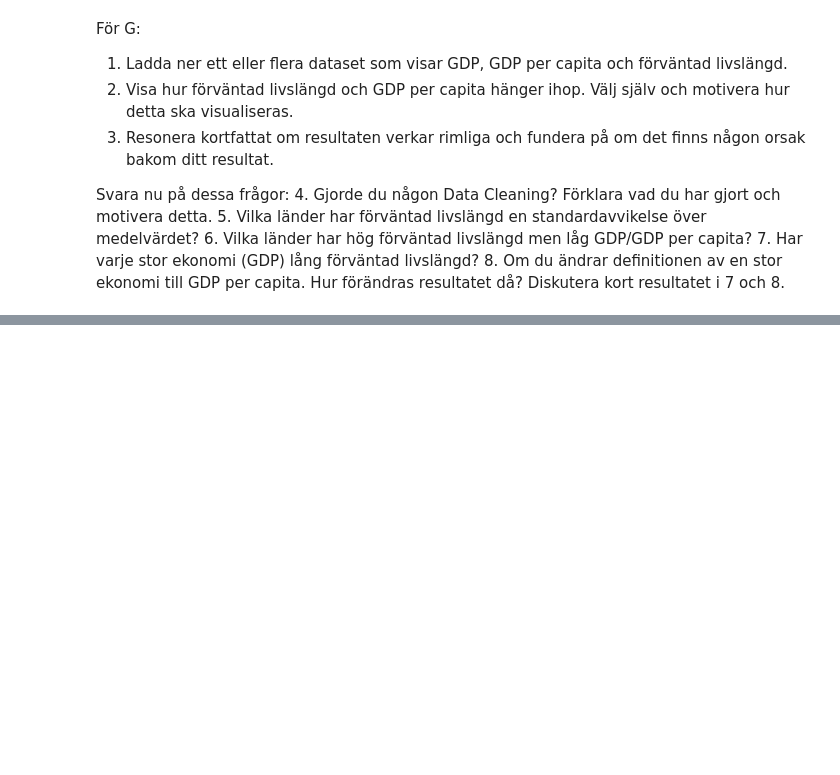
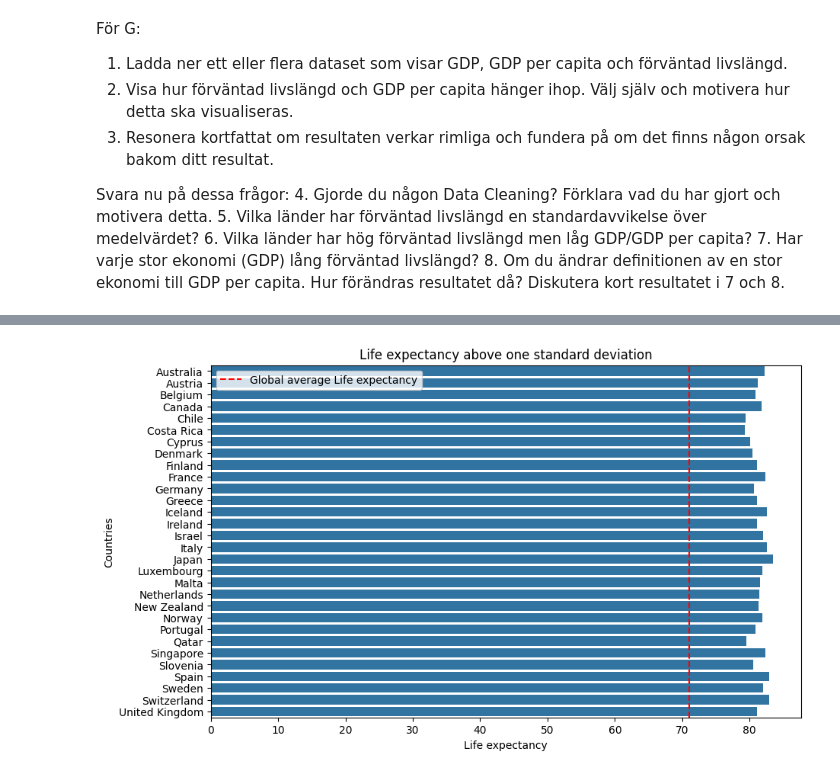
Before and after one commit to microgram17/pandasuppg, a Jupyter notebook: gdp_life_expectancy.ipynb, the cells around one changed output, grey strips where cells are left out. Drawn from its saved outputs; the diff is of its cells as text; code cells hidden in the pictures; blank space fills up the shorter version.

Commit message:
plot for nr5, and a dataframe
life expectancy df with avg values over all 4 years

```diff
--- a/gdp_life_expectancy.ipynb
+++ b/gdp_life_expectancy.ipynb
@@ -26,0 +22,15 @@ please provide us feedback at https://github.com/pandas-dev/pandas/issues/54466
+# %%
+df_gdp = gdp_data.drop(gdp_data.loc[:, '1960' : '2011'].columns, axis=1)
+df_gdp = df_gdp.drop(df_gdp.loc[:, '2016' : 'Unnamed: 65'].columns, axis=1)
+df_gdp = df_gdp.dropna(axis=0, thresh=6)
+
+df_capita = gdp_per_capita_data.drop(gdp_per_capita_data.loc[:, '1960' : '2011'].columns, axis=1)
+df_capita = df_capita.drop(df_capita.loc[:, '2016' : 'Unnamed: 65'].columns, axis=1)
+df_capita = df_capita.dropna(axis=0, thresh=6)
+
+df_life = life_expectancy_data.drop(life_expectancy_data[life_expectancy_data.Year < 2012].index)
+df_life = df_life.loc[:, ['Country','Year','Life_expectancy']]
+
+# df1 = df_capita[df_capita.isna().any(axis=1)]
+# df1.head(100)
+df_life
@@ -26,0 +51,18 @@ please provide us feedback at https://github.com/pandas-dev/pandas/issues/54466
+# %%
+df_life_grouped = df_life.groupby('Country')['Life_expectancy'].mean().reset_index()
+
+mean_life_expectancy = df_life_grouped['Life_expectancy'].mean()
+std_dev_life_expectancy = df_life_grouped['Life_expectancy'].std()
+above_std_dev_countries = df_life_grouped[df_life_grouped['Life_expectancy'] > (mean_life_expectancy + std_dev_life_expectancy)]
+
+
+plt.figure(figsize=(10, 6))
+plt.title("Life expectancy above one standard deviation")
+sns.barplot(x='Life_expectancy', y='Country', data=above_std_dev_countries)
+plt.axvline(x=mean_life_expectancy, color='red', linestyle='--', label='Global average Life expectancy')
+plt.ylabel("Countries")
+plt.xlabel("Life expectancy")
+plt.legend()
+plt.show()
+# %% [output]
+[figure, added]
```
Also changed, not shown: parts of 2 cells of this notebook.
